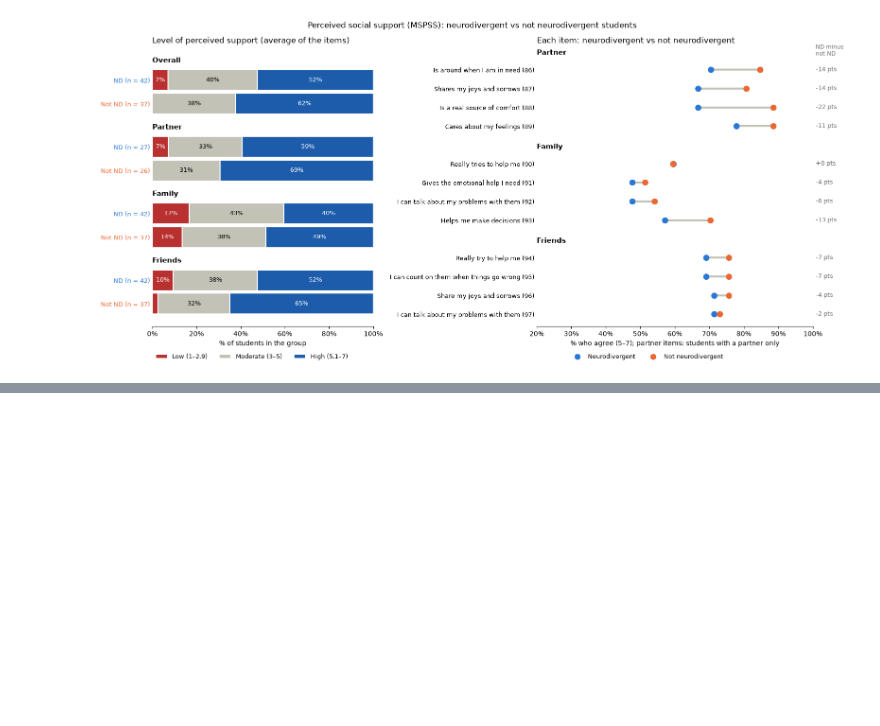
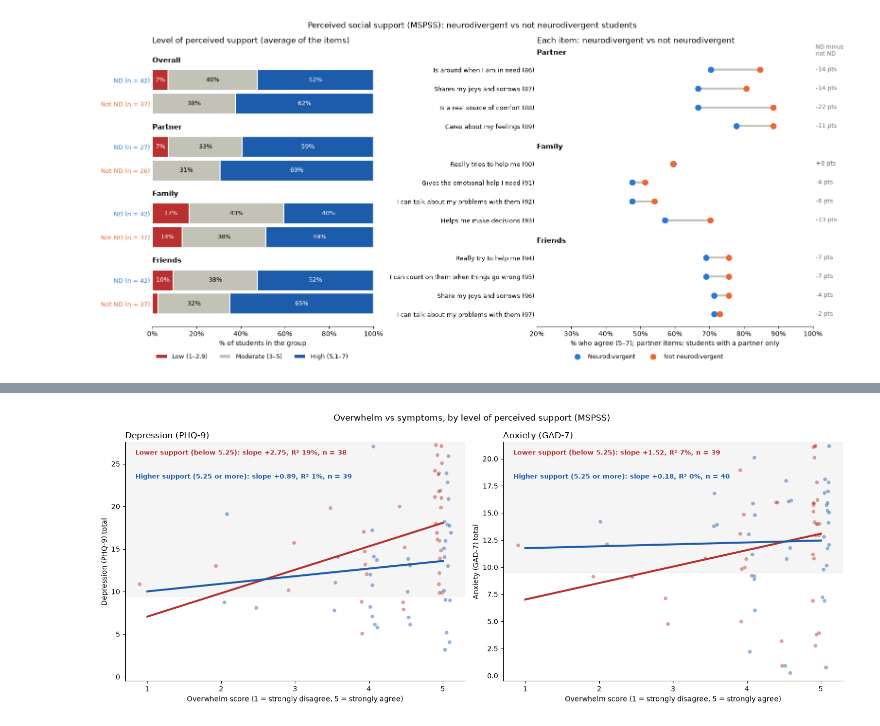
Before and after one commit to CarlaOnate/data-analysis-mental-health-veterinary-medicine-thesis, a Jupyter notebook: cda.ipynb, the cells around one changed output, grey strips where cells are left out. Drawn from its saved outputs; the diff is of its cells as text; code cells hidden in the pictures; blank space fills up the shorter version.

```diff
--- a/cda.ipynb
+++ b/cda.ipynb
@@ -859,0 +1164,45 @@ plt.show()
+# %%
+SUPPORT_SPLIT = df["support_overall"].median()
+SUPPORT_GROUPS = [(f"Lower support (below {SUPPORT_SPLIT:g})", False, "#b8302f"),
+                  (f"Higher support ({SUPPORT_SPLIT:g} or more)", True, "#1c5cab")]
+df["higher_support"] = df["support_overall"] >= SUPPORT_SPLIT
+
+rows = []
+for outcome, outcome_col, _ in OUTCOMES:
+    for group, is_higher, _ in SUPPORT_GROUPS:
+        in_group = df[df["higher_support"] == is_higher]
+        high = in_group.loc[in_group["high_overwhelm"], outcome_col].dropna()
+        rows.append({"outcome": outcome, "support group": group,
+                     **simple_regression(in_group["overwhelm"], in_group[outcome_col]),
+                     "overwhelmed students": len(high), "their average score": high.mean(),
+                     "their % ≥ 15": (high >= 15).mean() * 100})
+buffer = pd.DataFrame(rows).set_index(["outcome", "support group"])
+display(buffer.round(2))
+
+fig, axes = plt.subplots(1, 2, figsize=(15, 6))
+for ax, (outcome, outcome_col, _) in zip(axes, OUTCOMES):
+    max_score = 27 if outcome_col == "phq9_total" else 21
+    ax.axhspan(9.5, max_score + 0.5, color="grey", alpha=0.08)
+    for k, (group, is_higher, color) in enumerate(SUPPORT_GROUPS):
+        pairs = df.loc[df["higher_support"] == is_higher, ["overwhelm", outcome_col]].dropna()
+        fit = buffer.loc[(outcome, group)]
+        offset = (k - 0.5) * 0.12  # lower support slightly left, higher support slightly right
+        ax.scatter(jitter(pairs["overwhelm"], 0.05) + offset, jitter(pairs[outcome_col], 0.25),
+                   s=32, color=color, alpha=0.45, edgecolor="white", linewidth=0.5)
+        xs = np.array([1, 5])
+        ax.plot(xs, fit["intercept"] + fit["slope"] * xs, color=color, linewidth=2.8)
+        # The colored labels double as the legend
+        ax.text(0.03, 0.97 - 0.1 * k,
+                f"{group}: slope {fit['slope']:+.2f}, R² {fit['R²']:.0%}, n = {fit['students']:.0f}",
+                transform=ax.transAxes, fontsize=9.5, color=color, fontweight="bold", va="top")
+    ax.set_xlim(0.7, 5.3)
+    ax.set_ylim(-0.5, max_score + 0.5)
+    ax.set_xticks([1, 2, 3, 4, 5])
+    ax.set_xlabel("Overwhelm score (1 = strongly disagree, 5 = strongly agree)")
+    ax.set_ylabel(f"{outcome} total")
+    ax.set_title(outcome, loc="left")
+    ax.spines[["top", "right"]].set_visible(False)
+fig.suptitle("Overwhelm vs symptoms, by level of perceived support (MSPSS)")
+plt.tight_layout()
+plt.show()
+# %% [output]
@@ -859,0 +1215 @@ plt.show()
+[figure, added]
```
Also changed, not shown: parts of 11 cells of this notebook.
